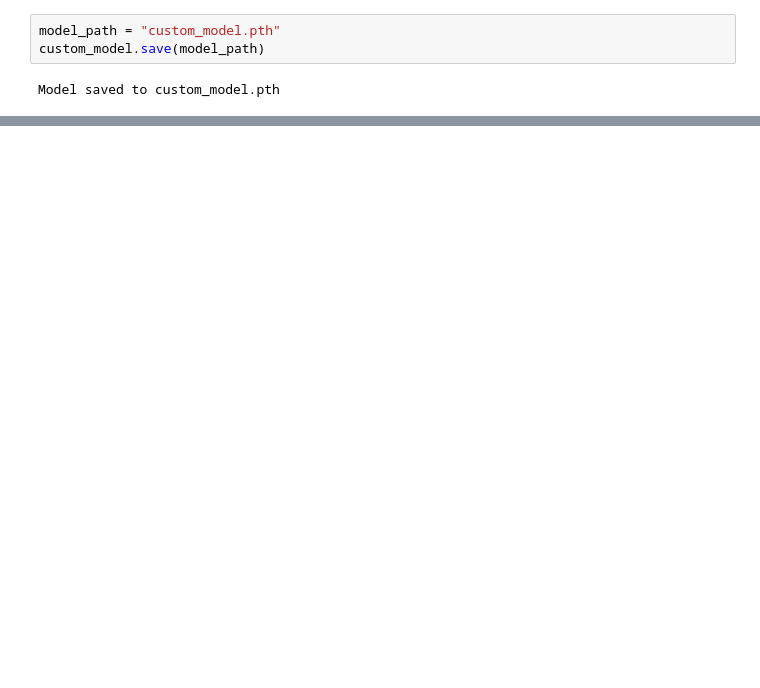
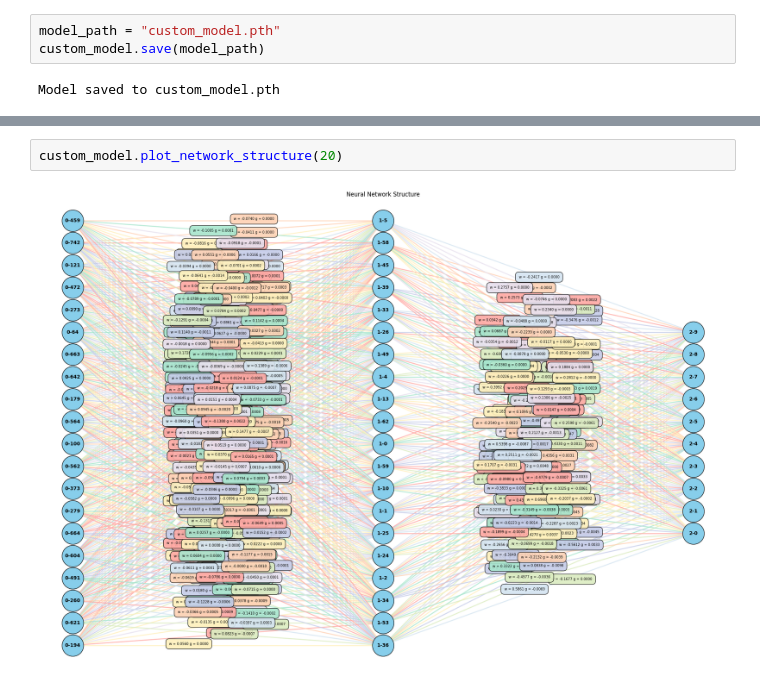
Before and after one commit to mybajwk/ML-49, a Jupyter notebook: src/main.ipynb, the cells around one changed output, grey strips where cells are left out. Saved outputs shown, nothing was run; the diff lists cells and outputs as text; blank space fills up the shorter version.

```diff
--- a/src/main.ipynb
+++ b/src/main.ipynb
@@ -326,0 +322,4 @@ custom_model.plot_weight_distribution([0,1])
+# %%
+custom_model.plot_network_structure(20)
+# %% [output]
+[figure, added]
```
Also changed, not shown: parts of 9 cells of this notebook, 2 other files.
